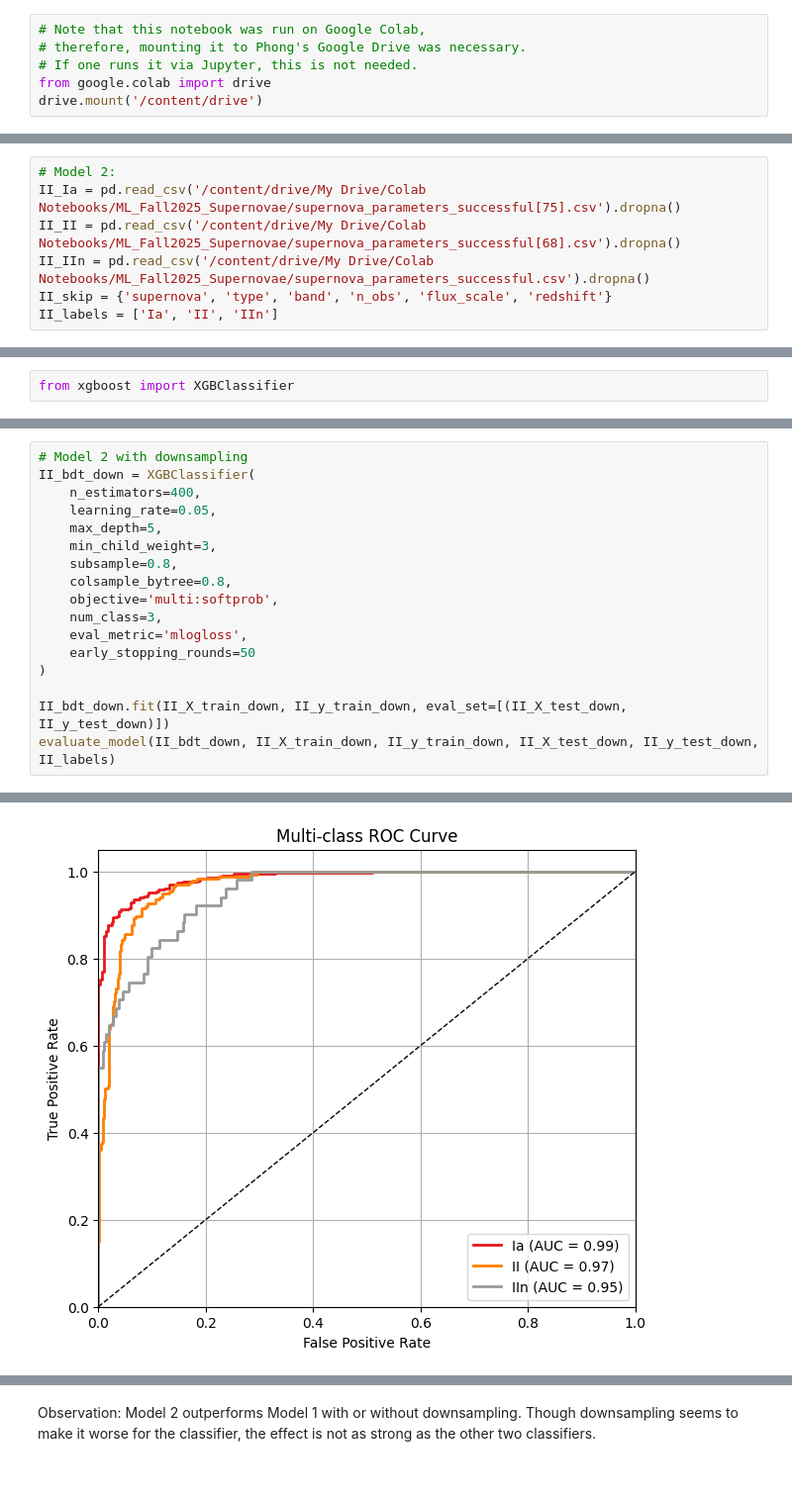
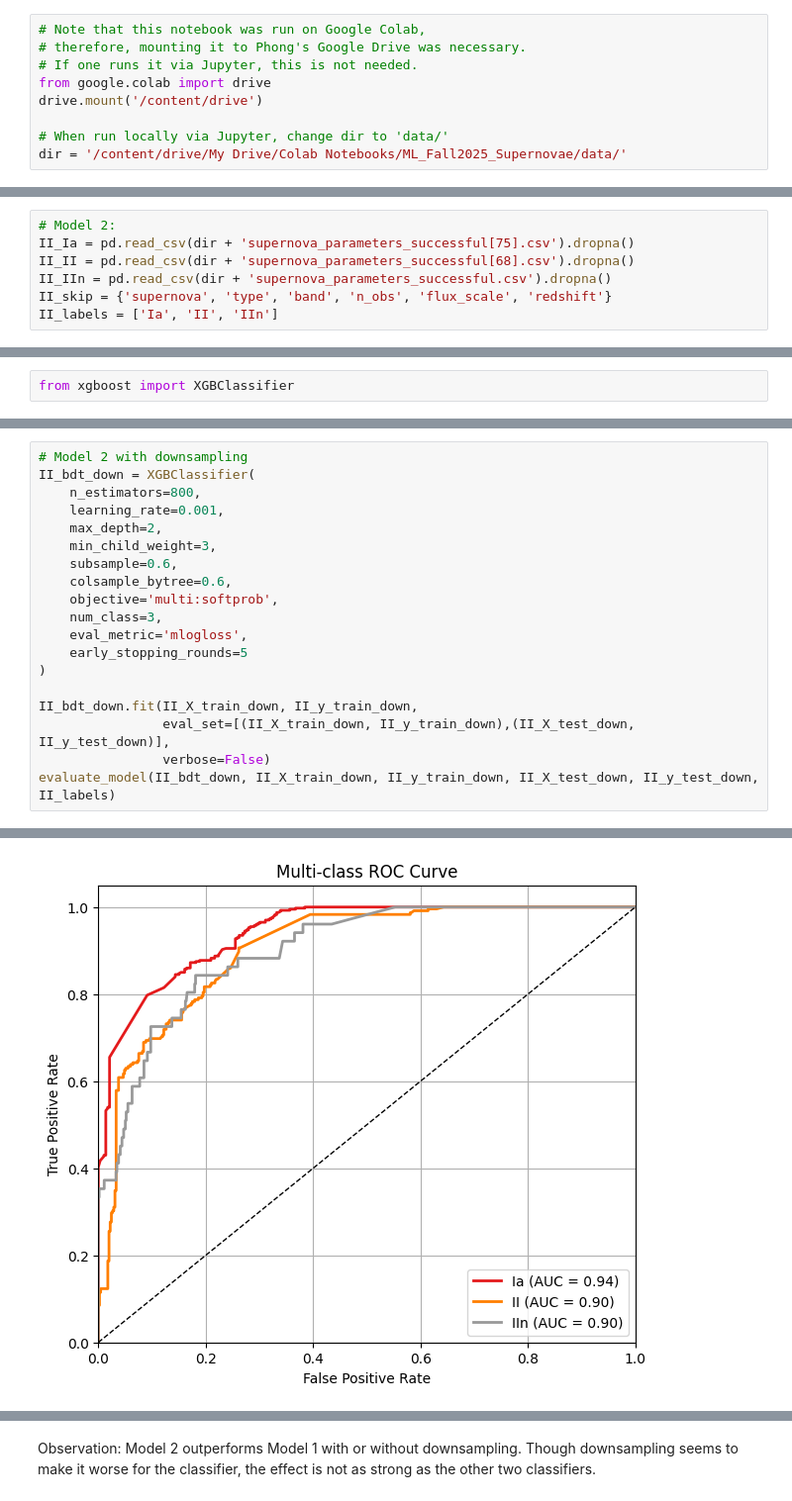
Before and after one commit to phongdang14/P-A_ML_Fall2025_TransformerTeam, a Jupyter notebook: Team transformer.ipynb, the cells around one changed output, grey strips where cells are left out. Shown at 99% size. Cells and saved outputs as stored; diff of their text form.

```diff
--- a/Team transformer.ipynb
+++ b/Team transformer.ipynb
@@ -6,4 +6,7 @@ Acknowledgement: This project was largely motivated by the work of Michelle Loch
 # If one runs it via Jupyter, this is not needed.
 from google.colab import drive
 drive.mount('/content/drive')
+
+# When run locally via Jupyter, change dir to 'data/'
+dir = '/content/drive/My Drive/Colab Notebooks/ML_Fall2025_Supernovae/data/'
 # %% [output]
@@ -25,9 +28,9 @@ I_skip = ['sn_name', 'sn_type', 'band']
 I_labels = ['Ia', 'Ibc', 'II']
 # %%
 # Model 2:
-II_Ia = pd.read_csv('/content/drive/My Drive/Colab Notebooks/ML_Fall2025_Supernovae/supernova_parameters_successful[75].csv').dropna()
-II_II = pd.read_csv('/content/drive/My Drive/Colab Notebooks/ML_Fall2025_Supernovae/supernova_parameters_successful[68].csv').dropna()
-II_IIn = pd.read_csv('/content/drive/My Drive/Colab Notebooks/ML_Fall2025_Supernovae/supernova_parameters_successful.csv').dropna()
+II_Ia = pd.read_csv(dir + 'supernova_parameters_successful[75].csv').dropna()
+II_II = pd.read_csv(dir + 'supernova_parameters_successful[68].csv').dropna()
+II_IIn = pd.read_csv(dir + 'supernova_parameters_successful.csv').dropna()
 II_skip = {'supernova', 'type', 'band', 'n_obs', 'flux_scale', 'redshift'}
 II_labels = ['Ia', 'II', 'IIn']
 # %% [markdown]
@@ -742,18 +813,20 @@ evaluate_model(II_bdt, II_X_train, II_y_train, II_X_test, II_y_test, II_labels)
 # %%
 # Model 2 with downsampling
 II_bdt_down = XGBClassifier(
-    n_estimators=400,
-    learning_rate=0.05,
-    max_depth=5,
+    n_estimators=800,
+    learning_rate=0.001,
+    max_depth=2,
     min_child_weight=3,
-    subsample=0.8,
-    colsample_bytree=0.8,
+    subsample=0.6,
+    colsample_bytree=0.6,
     objective='multi:softprob',
     num_class=3,
     eval_metric='mlogloss',
-    early_stopping_rounds=50
+    early_stopping_rounds=5
 )
 
-II_bdt_down.fit(II_X_train_down, II_y_train_down, eval_set=[(II_X_test_down, II_y_test_down)])
+II_bdt_down.fit(II_X_train_down, II_y_train_down,
+                eval_set=[(II_X_train_down, II_y_train_down),(II_X_test_down, II_y_test_down)],
+                verbose=False)
 evaluate_model(II_bdt_down, II_X_train_down, II_y_train_down, II_X_test_down, II_y_test_down, II_labels)
 # %% [output]
@@ -777 +850 @@ evaluate_model(II_bdt_down, II_X_train_down, II_y_train_down, II_X_test_down, II
-[figure, old version]
+[figure, new version]
```
Also changed, not shown: parts of 15 cells of this notebook.
